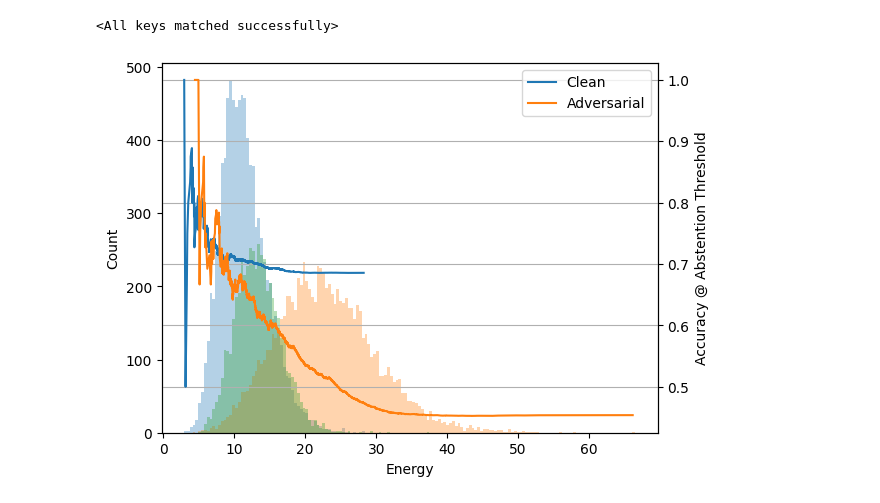
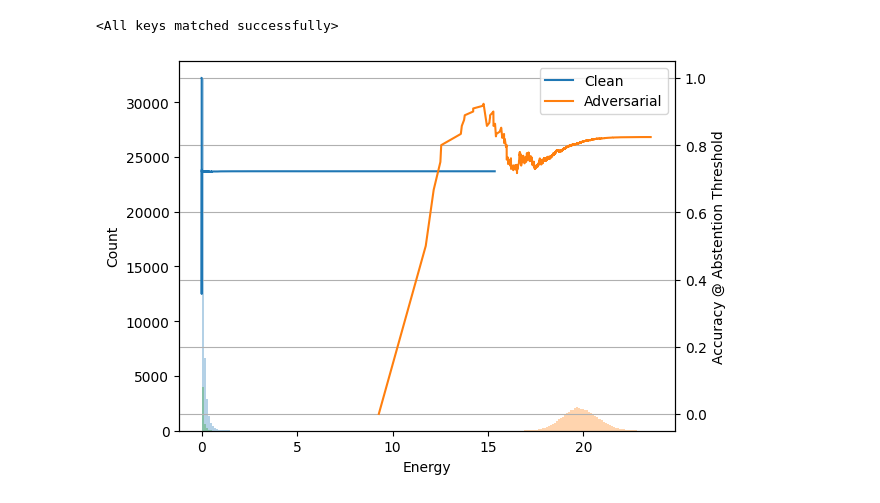
Before and after one commit to ArtMGreen/manifold-projection-layer, a Jupyter notebook: experiments.ipynb, the cells around one changed output. Saved outputs shown, nothing was run; the diff lists cells and outputs as text; code cells hidden in the pictures.

```diff
--- a/experiments.ipynb
+++ b/experiments.ipynb
@@ -37,19 +37,17 @@ CIFAR-10 images already extracted: 50000 train, 10000 test images found.
 ## Total loss definition
 # %%
 import torch
-
-from adversaries import FGSM_attack
 
 from config import CLS_LOSS_FN, ENERGY_ENFORCEMENT_FN
 
 
 def compute_loss(model, x, y, alpha_FGSM,
-                 epsilon_energy, delta_energy, λ_adv, λ_energy):
+                 epsilon_energy, delta_energy, λ_adv, λ_energy, λ_l2):
 
     logits_clean, E_clean = model(x)
     L_clean = CLS_LOSS_FN(logits_clean, y, reduction="mean")
 
-    x_adv = FGSM_attack(model, x, y, alpha_FGSM)
+    x_adv = FGSM_attacл(model, x, y, alpha_FGSM)
     logits_adv, E_adv = model(x_adv)
     L_adv = torch.tensor(0)
     if λ_adv != 0:
@@ -61,7 +59,11 @@ def compute_loss(model, x, y, alpha_FGSM,
         E_adv_penalty = ENERGY_ENFORCEMENT_FN(epsilon_energy + delta_energy - E_adv)
         L_energy = E_clean_penalty.mean() + E_adv_penalty.mean()
 
-    L_total = L_clean + λ_adv*L_adv + λ_energy*L_energy
+    L_l2 = torch.tensor(0)
+    if λ_l2 != 0:
+        L_l2 = E_clean.mean() + E_adv.mean()
+
+    L_total = L_clean + λ_adv*L_adv + λ_energy*L_energy + λ_l2*L_l2
 
     metrics = {
         'L_clean': L_clean.item(),
@@ -78,25 +80,27 @@ def compute_loss(model, x, y, alpha_FGSM,
 from tqdm import tqdm
 import torch.optim as optim
 
+from evaluation import *
+
 from config import MODEL_CLASS
 
 from config import TRAIN_FGSM_ALPHA, NUM_EPOCHS, LR
-from config import EPSILON_ENERGY, DELTA_ENERGY, λ_ADV, λ_ENERGY
+from config import EPSILON_ENERGY, DELTA_ENERGY, λ_ADV, λ_ENERGY, λ_L2
 
 
 model = MODEL_CLASS(len(IND_CLASSES)).to(DEVICE)
-# model.load_state_dict(torch.load("resnet18_16aug_parallel_inverted_energy.pt"))
 optimizer = optim.SGD(model.parameters(), lr=LR, momentum=0.9)
 
-for epoch in range(NUM_EPOCHS):
+def train_epoch(model, train_loader, optimizer, epoch_no):
     model.train()
     total_metrics = {'L_clean': 0, 'L_adv': 0, 'L_energy': 0, 'E_clean': 0, 'E_adv': 0}
     progress_bar = tqdm(train_loader, total=len(train_loader))
+
     for x, y in progress_bar:
         x, y = x.to(DEVICE), y.to(DEVICE)
         optimizer.zero_grad()
         loss, metrics = compute_loss(model, x, y, TRAIN_FGSM_ALPHA,
-                                     EPSILON_ENERGY, DELTA_ENERGY, λ_ADV, λ_ENERGY)
+                                     EPSILON_ENERGY, DELTA_ENERGY, λ_ADV, λ_ENERGY, λ_L2)
         optimizer.zero_grad()
         loss.backward()
         optimizer.step()
@@ -106,8 +110,23 @@ for epoch in range(NUM_EPOCHS):
 
         progress_bar.set_postfix(metrics)
 
-    print(f"[Epoch {epoch+1}]")
+    print(f"[Epoch {epoch_no}]")
     for k in total_metrics:
         print(f"  {k}: {total_metrics[k] / len(train_loader):.4f}")
+
+for epoch in range(1, NUM_EPOCHS+1):
+    train_epoch(model, train_loader, optimizer, epoch)
+
+    clean_E, adv_E, clean_res, adv_res = results_and_energy(model, train_loader)
+    OOD_E = energy(model, OOD_loader)
+    clean_E, clean_acc_at_thresh = evaluate_at_threshold(clean_E, clean_res, reject_lower_than_threshold=False)
+    adv_E, adv_acc_at_thresh = evaluate_at_threshold(adv_E, adv_res, reject_lower_than_threshold=False)
+
+    energies = {"E_clean": clean_E, "E_adv": adv_E, "E_OOD": OOD_E}
+    curves = {"Clean": (clean_E, clean_acc_at_thresh),
+              "Adversarial": (adv_E, adv_acc_at_thresh)}
+
+    evaluation_figure(energies, curves, title=f"After Epoch {epoch}",
+                     save_path=f"training_logs/after_epoch_{epoch}.png")
 # %% [output]
 [Epoch 1]
@@ -160,21 +167,21 @@ torch.save(model.state_dict(), "resnet18_aug21_OOD.pt")
 from config import MODEL_CLASS
 
 model = MODEL_CLASS(len(IND_CLASSES)).to(DEVICE)
-model.load_state_dict(torch.load("resnet18_aug21_OOD.pt"))
+model.load_state_dict(torch.load("resnet18_aug28_IN.pt"))
 # %% [output]
 <All keys matched successfully>
 # %%
 from evaluation import *
 
-clean_E, adv_E, clean_res, adv_res = results_and_energy(model, test_loader)
+clean_E, adv_E, clean_res, adv_res = results_and_energy(model, train_loader)
 OOD_E = energy(model, OOD_loader)
 clean_E, clean_acc_at_thresh = evaluate_at_threshold(clean_E, clean_res, reject_lower_than_threshold=False)
 adv_E, adv_acc_at_thresh = evaluate_at_threshold(adv_E, adv_res, reject_lower_than_threshold=False)
 
 energies = {"E_clean": clean_E, "E_adv": adv_E, "E_OOD": OOD_E}
 curves = {"Clean": (clean_E, clean_acc_at_thresh),
           "Adversarial": (adv_E, adv_acc_at_thresh)}
 
-evaluation_figure(energies, curves)
+evaluation_figure(energies, curves)  # FGSM(8/256), train set
 # %% [output]
-[figure, old version]
+[figure, new version]
```
Also changed, not shown: parts of 11 cells of this notebook, 4 other files.
